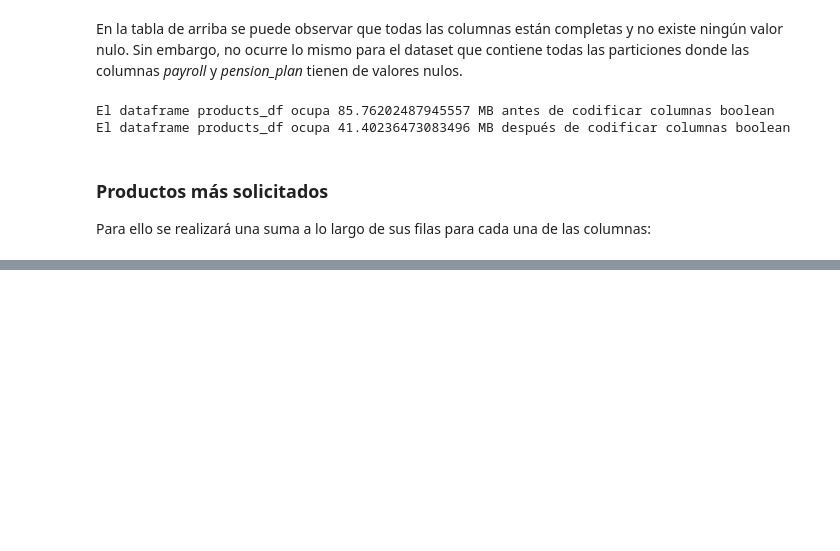
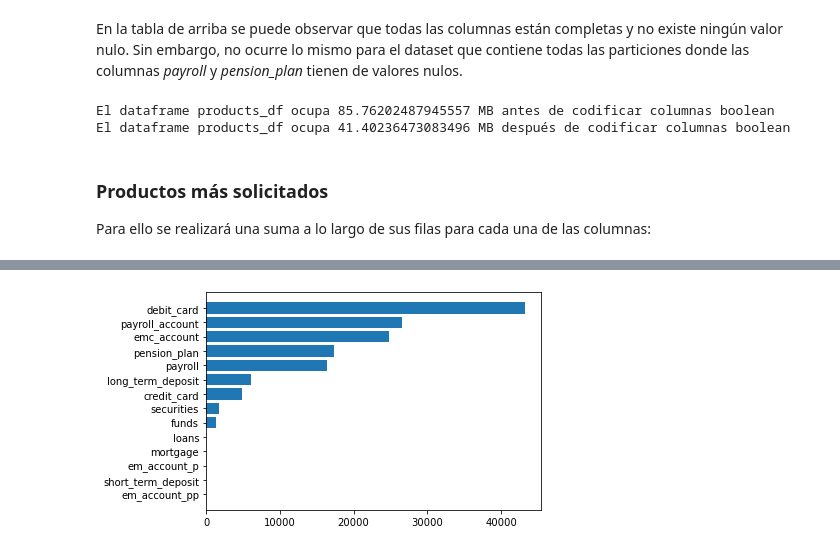
Before and after one commit to carlosperez1997/NDS_ProyectoFinal, a Jupyter notebook: eda_products.ipynb, the cells around one changed output, grey strips where cells are left out. Drawn from its saved outputs; the diff is of its cells as text; code cells hidden in the pictures; blank space fills up the shorter version.

```diff
--- a/eda_products.ipynb
+++ b/eda_products.ipynb
@@ -214,0 +195,6 @@ plt.show()
+# %%
+fig, ax = plt.subplots()
+ax.barh(most_popular_products.index[:-1], most_popular_products[:-1])
+plt.show()
+# %% [output]
+[figure, added]
```
Also changed, not shown: parts of 5 cells of this notebook, 1 other file.
